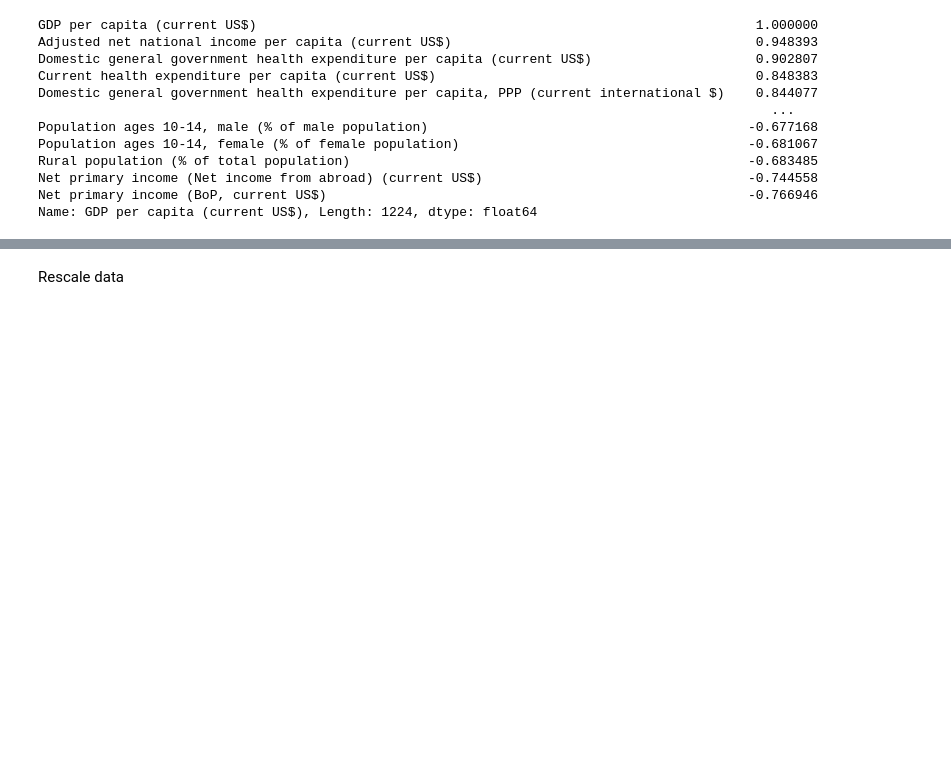
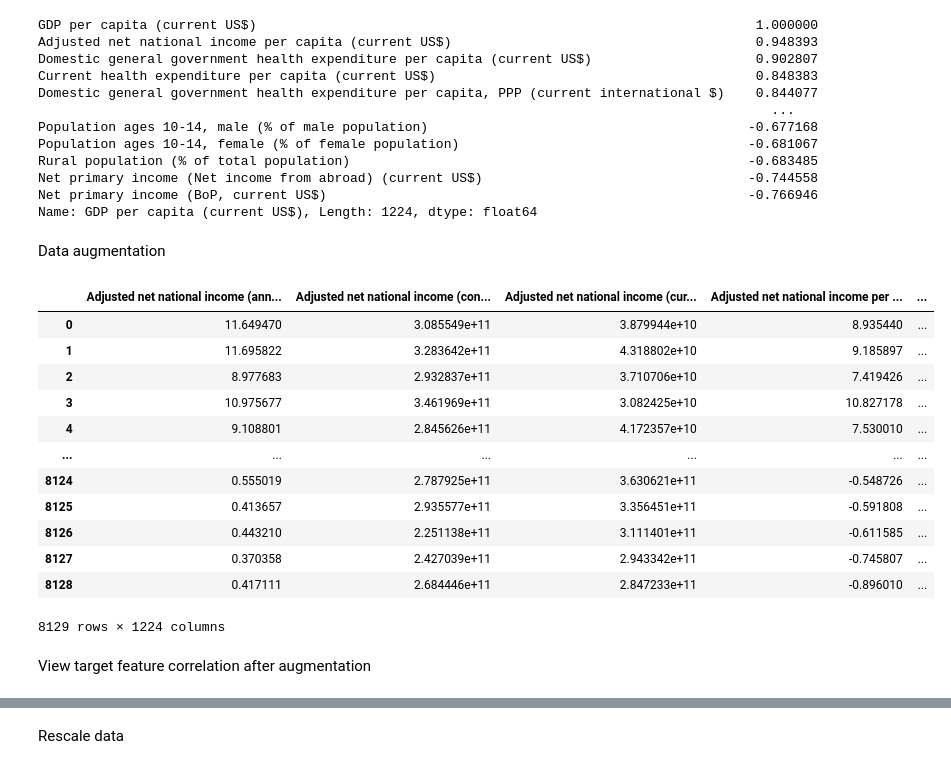
Before and after one commit to DaniilAlenushkin/predicting_a_country_economic_potential, a Jupyter notebook: clear_dataset.ipynb, the cells around one changed output, grey strips where cells are left out. Saved outputs shown, nothing was run; the diff lists cells and outputs as text; code cells hidden in the pictures; blank space fills up the shorter version.

```diff
--- a/clear_dataset.ipynb
+++ b/clear_dataset.ipynb
@@ -171,3 +174,39 @@ Rural population (% of total population)
 Net primary income (Net income from abroad) (current US$)                                  -0.744558
 Net primary income (BoP, current US$)                                                      -0.766946
 Name: GDP per capita (current US$), Length: 1224, dtype: float64
+# %% [markdown]
+Data augmentation
+# %%
+data_with_augmentation = data_without_useless_columns.copy()
+labels = [i for i in data_with_augmentation]
+mean = 0
+std_dev = 0.15
+increase_index = 5
+
+for _ in range(increase_index):
+    new_data_frame = []
+    for row_number in range(len(data_with_augmentation)-1):
+        first_row = data_with_augmentation.loc[row_number].tolist()
+        second_row = data_with_augmentation.loc[row_number+1].tolist()
+        result_row = [(first_row[i]+second_row[i])/2 + (np.random.normal(mean, std_dev) * ((first_row[i]+second_row[i])/2)) for i in range(len(first_row))]
+        new_data_frame += [first_row, result_row]
+    new_data_frame.append(data_with_augmentation.iloc[-1].tolist())
+    data_with_augmentation = pd.DataFrame(new_data_frame)
+data_with_augmentation = data_with_augmentation.set_axis(labels, axis=1)
+data_with_augmentation
+# %% [output]
+|  | Adjusted net national income (ann... | Adjusted net national income (con... | Adjusted net national income (cur... | Adjusted net national income per ... | ... |
+| 0 | 11.649470 | 3.085549e+11 | 3.879944e+10 | 8.935440 | ... |
+| 1 | 11.695822 | 3.283642e+11 | 4.318802e+10 | 9.185897 | ... |
+| 2 | 8.977683 | 2.932837e+11 | 3.710706e+10 | 7.419426 | ... |
+| 3 | 10.975677 | 3.461969e+11 | 3.082425e+10 | 10.827178 | ... |
+| 4 | 9.108801 | 2.845626e+11 | 4.172357e+10 | 7.530010 | ... |
+| ... | ... | ... | ... | ... | ... |
+| 8124 | 0.555019 | 2.787925e+11 | 3.630621e+11 | -0.548726 | ... |
+| 8125 | 0.413657 | 2.935577e+11 | 3.356451e+11 | -0.591808 | ... |
+| 8126 | 0.443210 | 2.251138e+11 | 3.111401e+11 | -0.611585 | ... |
+| 8127 | 0.370358 | 2.427039e+11 | 2.943342e+11 | -0.745807 | ... |
+| 8128 | 0.417111 | 2.684446e+11 | 2.847233e+11 | -0.896010 | ... |
+8129 rows × 1224 columns
+# %% [markdown]
+View target feature correlation after augmentation
```
Also changed, not shown: parts of 24 cells of this notebook, 1 other file.
